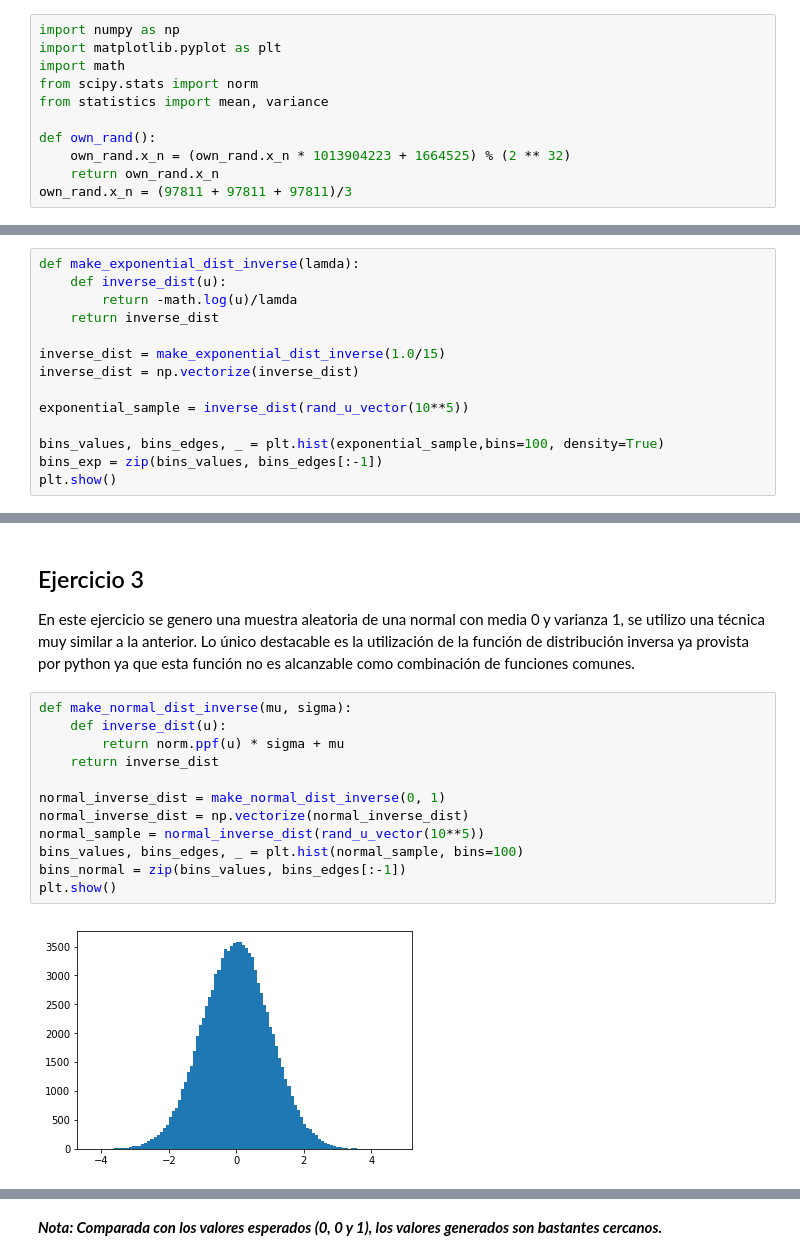
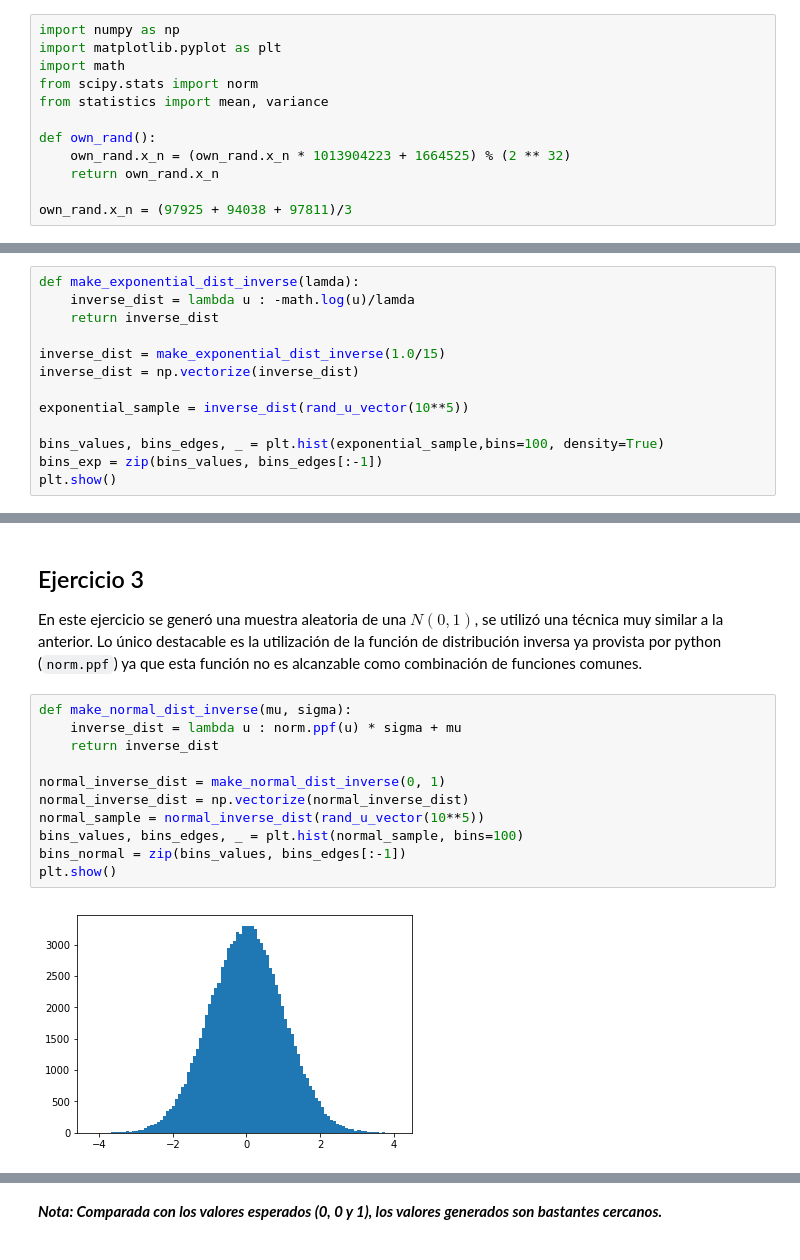
Before and after one commit to gonzalpetraglia/tp1-simu, a Jupyter notebook: TP1.ipynb, the cells around one changed output, grey strips where cells are left out. Saved outputs shown, nothing was run; the diff lists cells and outputs as text.

```diff
--- a/TP1.ipynb
+++ b/TP1.ipynb
@@ -15,4 +15,5 @@ from statistics import mean, variance
 def own_rand():
     own_rand.x_n = (own_rand.x_n * 1013904223 + 1664525) % (2 ** 32)
     return own_rand.x_n
-own_rand.x_n = (97811 + 97811 + 97811)/3
+
+own_rand.x_n = (97925 + 94038 + 97811)/3
@@ -46,7 +53,6 @@ Para esto se genero una función que dado el párametro lambda devuelva la funci
 # %%
 def make_exponential_dist_inverse(lamda):
-    def inverse_dist(u):
-        return -math.log(u)/lamda
+    inverse_dist = lambda u : -math.log(u)/lamda
     return inverse_dist
 
 inverse_dist = make_exponential_dist_inverse(1.0/15)
@@ -75,21 +81,20 @@ Como se puede ver, los valores obtenidos son valores bastante parecidos a los te
 # %% [markdown]
 ## Ejercicio 3
 
-En este ejercicio se genero una muestra aleatoria de una normal con media 0 y varianza 1, se utilizo una técnica muy similar a la anterior. Lo único destacable es la utilización de la función de distribución inversa ya provista por python ya que esta función no es alcanzable como combinación de funciones comunes.
+En este ejercicio se generó una muestra aleatoria de una $N(0,1)$, se utilizó una técnica muy similar a la anterior. Lo único destacable es la utilización de la función de distribución inversa ya provista por python (`norm.ppf`) ya que esta función no es alcanzable como combinación de funciones comunes.
 # %%
 def make_normal_dist_inverse(mu, sigma):
-    def inverse_dist(u):
-        return norm.ppf(u) * sigma + mu
+    inverse_dist = lambda u : norm.ppf(u) * sigma + mu
     return inverse_dist
 
 normal_inverse_dist = make_normal_dist_inverse(0, 1)
 normal_inverse_dist = np.vectorize(normal_inverse_dist)
 normal_sample = normal_inverse_dist(rand_u_vector(10**5))
 bins_values, bins_edges, _ = plt.hist(normal_sample, bins=100)
 bins_normal = zip(bins_values, bins_edges[:-1])
 plt.show()
 # %% [output]
-[figure, old version]
+[figure, new version]
 # %%
 mean_normal = mean(normal_sample)
 mode_normal = max(bins_normal, key=(lambda x: x[0]))[1] # Use the first argument as the key to be maxed but return the left edge of the bin which it belongs to
```
Also changed, not shown: parts of 20 cells of this notebook.
